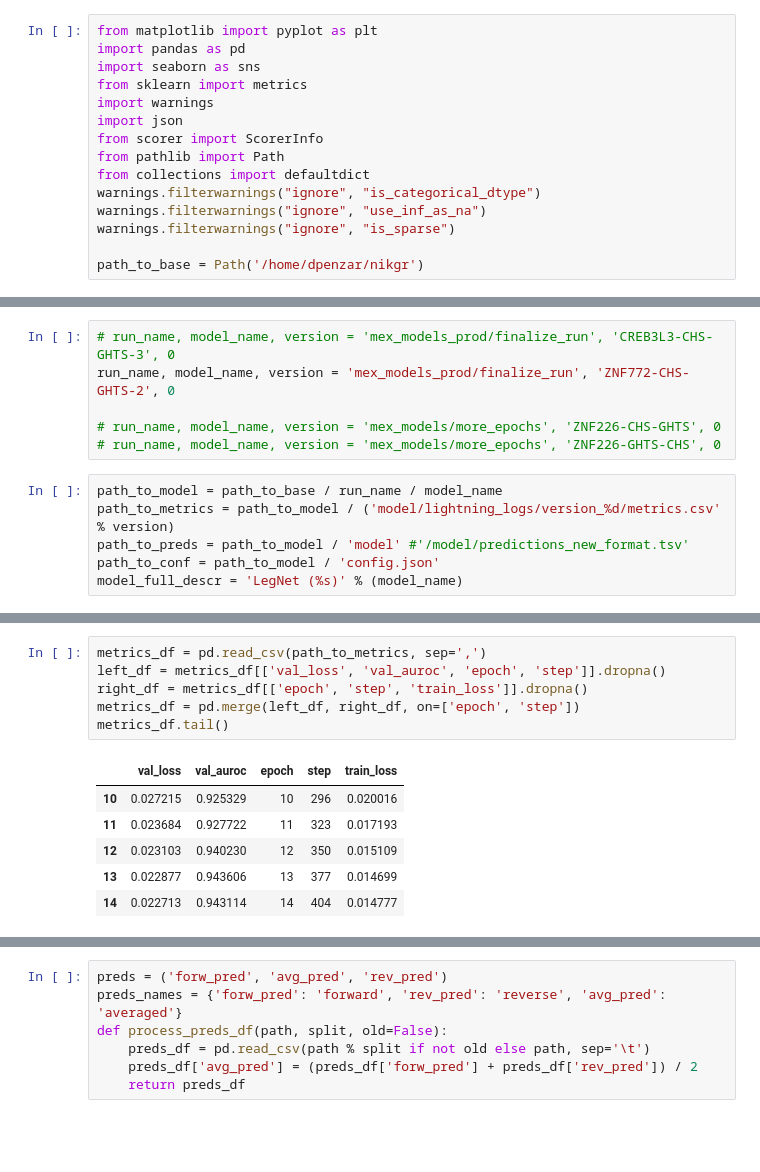
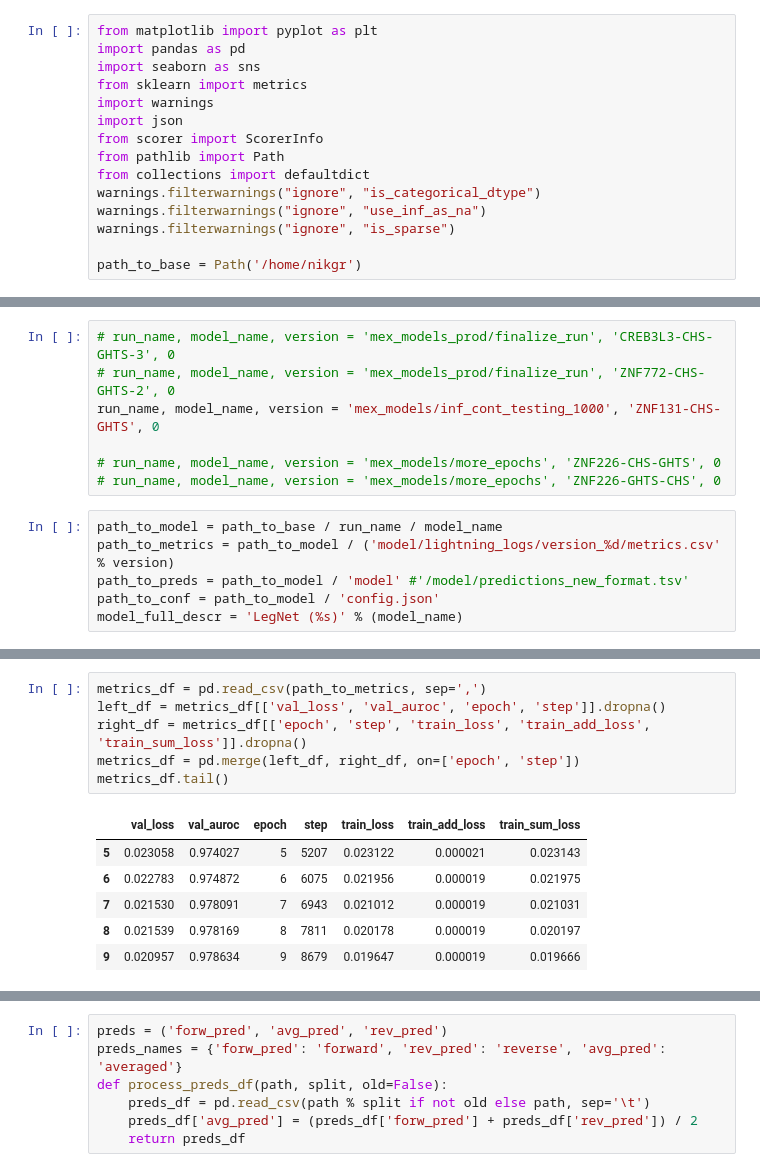
Before and after one commit to nikgr1/mex_legnet, a Jupyter notebook: visualization.ipynb, the cells around one changed output, grey strips where cells are left out. Cells and saved outputs as stored; diff of their text form; blank space fills up the shorter version.

```diff
--- a/visualization.ipynb
+++ b/visualization.ipynb
@@ -12,13 +12,14 @@ warnings.filterwarnings("ignore", "is_categorical_dtype")
 warnings.filterwarnings("ignore", "use_inf_as_na")
 warnings.filterwarnings("ignore", "is_sparse")
 
-path_to_base = Path('/home/dpenzar/nikgr')
+path_to_base = Path('/home/nikgr')
 # %%
 calcs = {'auROC': ScorerInfo("prroc_rocauc", "rocauc").make(),
          'auPRC': ScorerInfo("prroc_prauc", "prauc", params={"type": "integral"}).make()}
 # %%
 # run_name, model_name, version = 'mex_models_prod/finalize_run', 'CREB3L3-CHS-GHTS-3', 0
-run_name, model_name, version = 'mex_models_prod/finalize_run', 'ZNF772-CHS-GHTS-2', 0
+# run_name, model_name, version = 'mex_models_prod/finalize_run', 'ZNF772-CHS-GHTS-2', 0
+run_name, model_name, version = 'mex_models/inf_cont_testing_1000', 'ZNF131-CHS-GHTS', 0
 
 # run_name, model_name, version = 'mex_models/more_epochs', 'ZNF226-CHS-GHTS', 0
 # run_name, model_name, version = 'mex_models/more_epochs', 'ZNF226-GHTS-CHS', 0
@@ -69,16 +70,16 @@ ZNF772 CHS/GHTS
 # %%
 metrics_df = pd.read_csv(path_to_metrics, sep=',')
 left_df = metrics_df[['val_loss', 'val_auroc', 'epoch', 'step']].dropna()
-right_df = metrics_df[['epoch', 'step', 'train_loss']].dropna()
+right_df = metrics_df[['epoch', 'step', 'train_loss', 'train_add_loss', 'train_sum_loss']].dropna()
 metrics_df = pd.merge(left_df, right_df, on=['epoch', 'step'])
 metrics_df.tail()
 # %% [output]
-|  | val_loss | val_auroc | epoch | step | train_loss |
-| 10 | 0.027215 | 0.925329 | 10 | 296 | 0.020016 |
-| 11 | 0.023684 | 0.927722 | 11 | 323 | 0.017193 |
-| 12 | 0.023103 | 0.940230 | 12 | 350 | 0.015109 |
-| 13 | 0.022877 | 0.943606 | 13 | 377 | 0.014699 |
-| 14 | 0.022713 | 0.943114 | 14 | 404 | 0.014777 |
+|  | val_loss | val_auroc | epoch | step | train_loss | train_add_loss | train_sum_loss |
+| 5 | 0.023058 | 0.974027 | 5 | 5207 | 0.023122 | 0.000021 | 0.023143 |
+| 6 | 0.022783 | 0.974872 | 6 | 6075 | 0.021956 | 0.000019 | 0.021975 |
+| 7 | 0.021530 | 0.978091 | 7 | 6943 | 0.021012 | 0.000019 | 0.021031 |
+| 8 | 0.021539 | 0.978169 | 8 | 7811 | 0.020178 | 0.000019 | 0.020197 |
+| 9 | 0.020957 | 0.978634 | 9 | 8679 | 0.019647 | 0.000019 | 0.019666 |
 # %%
 ax = plt.axes()
 ax.set_ylim(0, max(metrics_df['val_loss'].max(), metrics_df['train_loss'].max()))
```
Also changed, not shown: parts of 7 cells of this notebook, 2 other files.
